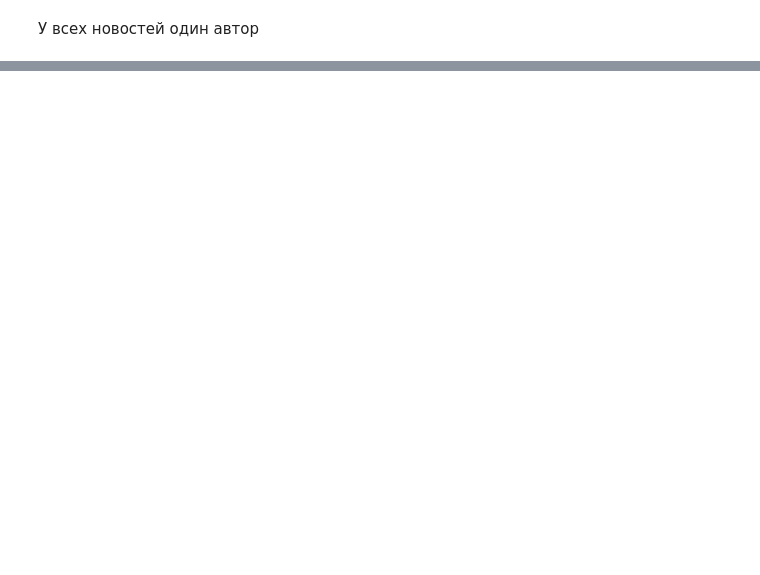
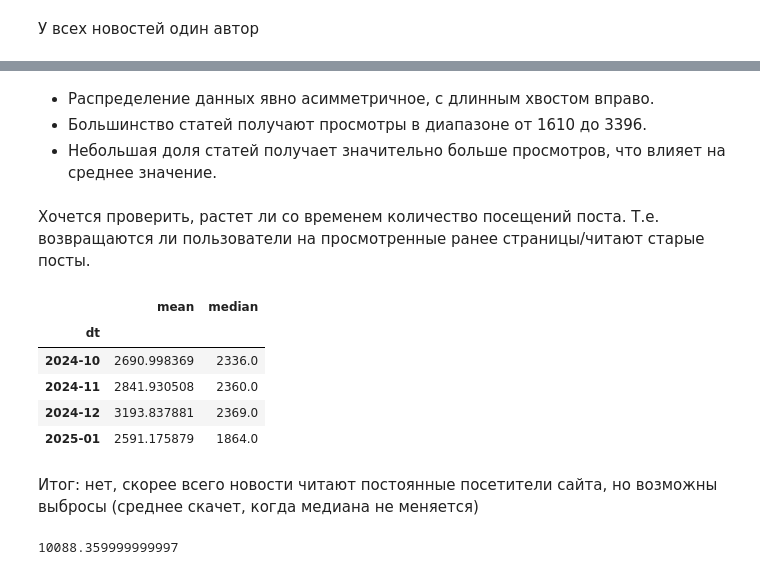
Before and after one commit to smvkvv/faplRAG, a Jupyter notebook: experiments/02_eda.ipynb, the cells around one changed output, grey strips where cells are left out. Cells and saved outputs as stored; diff of their text form; code cells hidden in the pictures; blank space fills up the shorter version.

```diff
--- a/experiments/02_eda.ipynb
+++ b/experiments/02_eda.ipynb
@@ -184,0 +164,22 @@ Name: count, dtype: int64
+# %% [markdown]
+* Распределение данных явно асимметричное, с длинным хвостом вправо.
+* Большинство статей получают просмотры в диапазоне от 1610 до 3396.
+* Небольшая доля статей получает значительно больше просмотров, что влияет на среднее значение.
+# %% [markdown]
+Хочется проверить, растет ли со временем количество посещений поста. Т.е. возвращаются ли пользователи на просмотренные ранее страницы/читают старые посты.
+# %%
+df.groupby(df['dt'].astype(str).str[:7]).agg(mean=('n_visits', 'mean'),
+                                            median=('n_visits', 'median'))
+# %% [output]
+|  | mean | median |
+| dt |  |  |
+| 2024-10 | 2690.998369 | 2336.0 |
+| 2024-11 | 2841.930508 | 2360.0 |
+| 2024-12 | 3193.837881 | 2369.0 |
+| 2025-01 | 2591.175879 | 1864.0 |
+# %% [markdown]
+Итог: нет, скорее всего новости читают постоянные посетители сайта, но возможны выбросы (среднее скачет, когда медиана не меняется)
+# %%
+df['n_visits'].quantile(0.99)
+# %% [output]
+10088.359999999997
```
Also changed, not shown: parts of 42 cells of this notebook, 19 other files.
